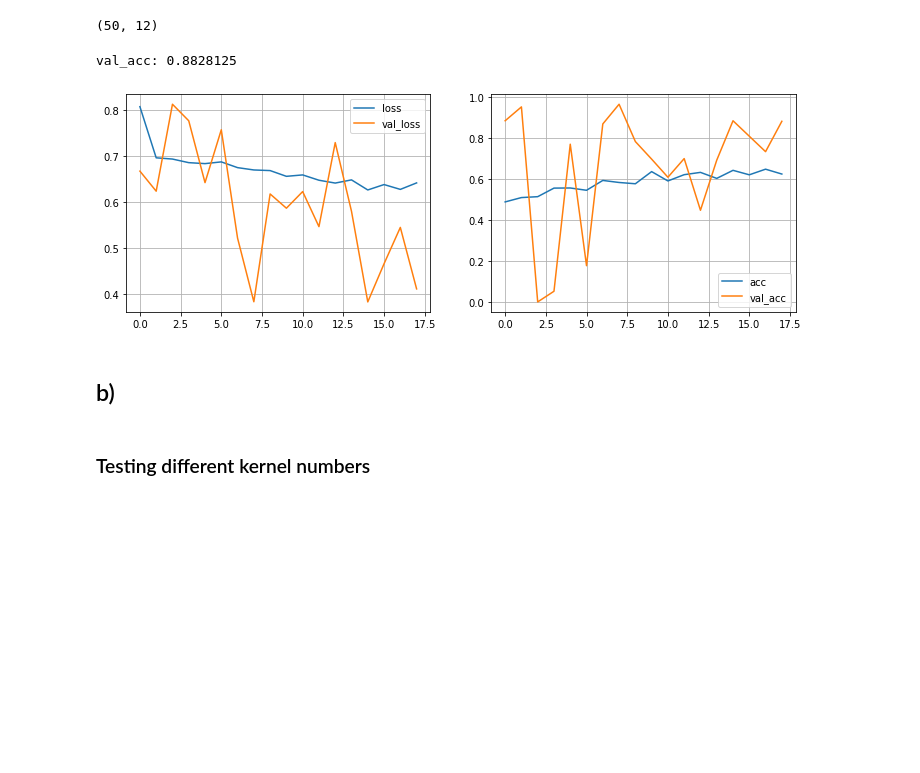
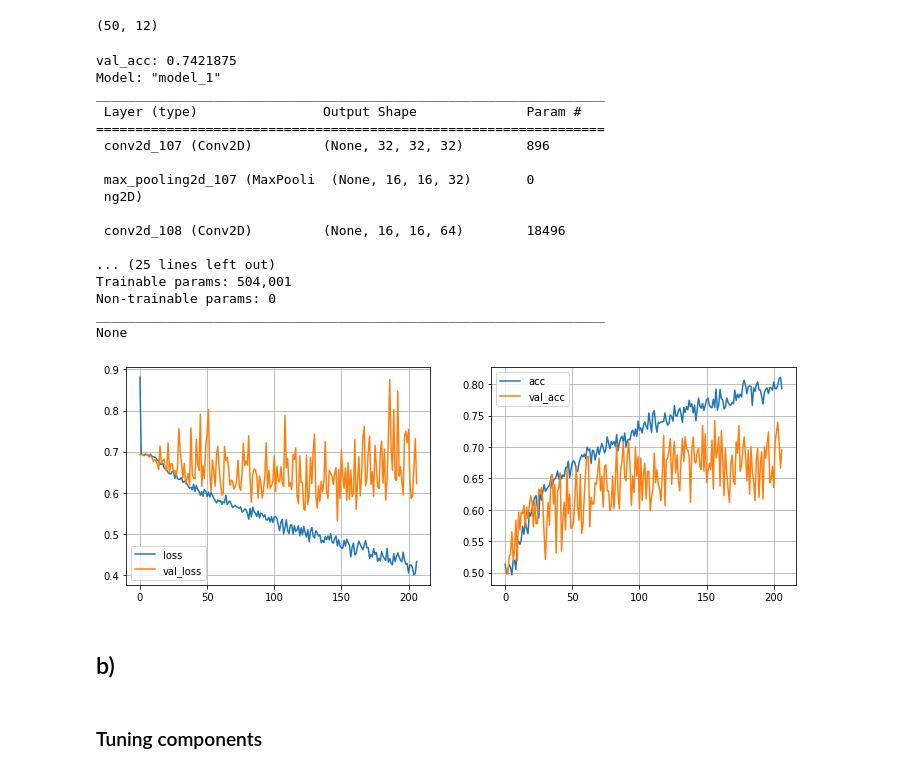
Before and after one commit to felix-tjernberg/ai21-deep-learning, a Jupyter notebook: lab/2_train_models.ipynb, the cells around one changed output. Drawn from its saved outputs; the diff is of its cells as text; code cells hidden in the pictures; blank space fills up the shorter version.

```diff
--- a/lab/2_train_models.ipynb
+++ b/lab/2_train_models.ipynb
@@ -50,7 +51,7 @@ def model_cnn_2_classes(
     metrics=["acc"],
     flatten_layer_dropout_rate=.3
 ):
-    flatten_layer=[Flatten(name="flatten_layer"), Dropout(flatten_layer_dropout_rate)]
+    flatten_layer=[Flatten(), Dropout(flatten_layer_dropout_rate)]
     model = Sequential(
         flatten_list(
             [
@@ -89,13 +90,15 @@ def fit_then_evaluate_model(
     model_fit_verbosity=0,
     print_model_summary=False
 ):
+    if print_model_summary:
+        return print(model.summary())
     early_stopper = EarlyStopping(
-        monitor="val_acc", mode="max", patience=10, restore_best_weights=False
+        monitor="val_acc", mode="max", patience=50, restore_best_weights=True
     )
     model.fit(
         train_val_generator,
         steps_per_epoch=steps_per_epoch,
-        epochs=100,
+        epochs=100000,
         callbacks=[early_stopper],
         validation_data=val_generator,
         validation_steps=validation_steps,
@@ -103,20 +106,34 @@ def fit_then_evaluate_model(
     )
     metrics = pd.DataFrame(model.history.history)
     plot_and_print_model_metrics(metrics)
-    if print_model_summary:
-        print(model.summary())
 
     return model
 # %%
 model_1__kernel_numbers = [32, 64, 128, 128]
 model_1__node_dropout_pairs = [(512, 0)]
 model_1 = model_cnn_2_classes(model_1__kernel_numbers, model_1__node_dropout_pairs, name="model_1")
-fit_then_evaluate_model(model_1);
+fit_then_evaluate_model(model_1, print_model_summary=True);
 # %% [output]
-val_acc: 0.8828125
+val_acc: 0.7421875
+Model: "model_1"
+_________________________________________________________________
+ Layer (type)                Output Shape              Param #
+=================================================================
+ conv2d_107 (Conv2D)         (None, 32, 32, 32)        896
+
+ max_pooling2d_107 (MaxPooli  (None, 16, 16, 32)       0
+ ng2D)
+
+ conv2d_108 (Conv2D)         (None, 16, 16, 64)        18496
+
+... (25 lines left out)
+Trainable params: 504,001
+Non-trainable params: 0
+_________________________________________________________________
+None
-[figure, old version]
+[figure, new version]
 # %% [markdown]
 ## b)
-# %% [markdown]
-### Testing different kernel numbers
+# %% [markdown]
+### Tuning components
 # %%
```
Also changed, not shown: parts of 15 cells of this notebook, 4 other files.
